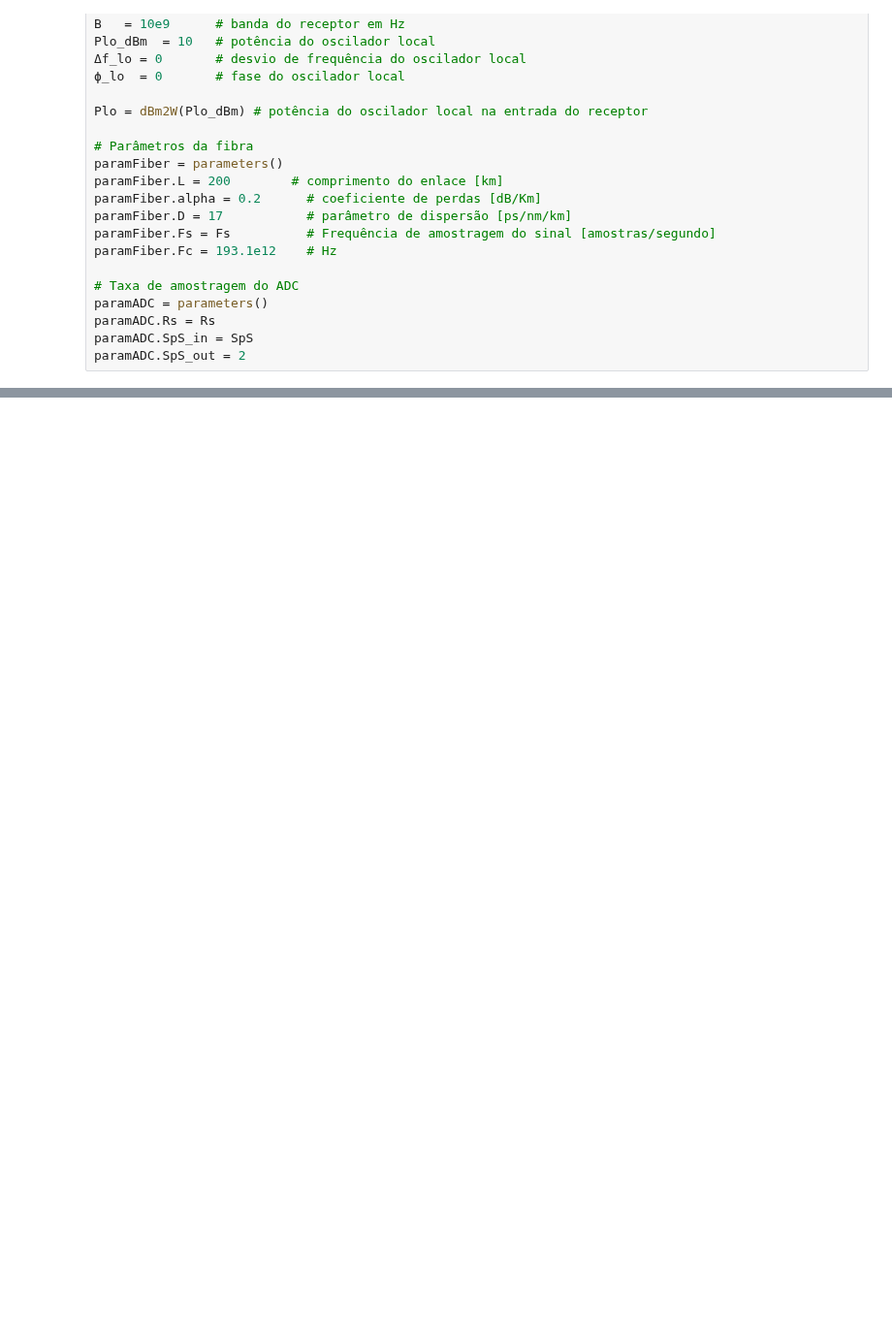
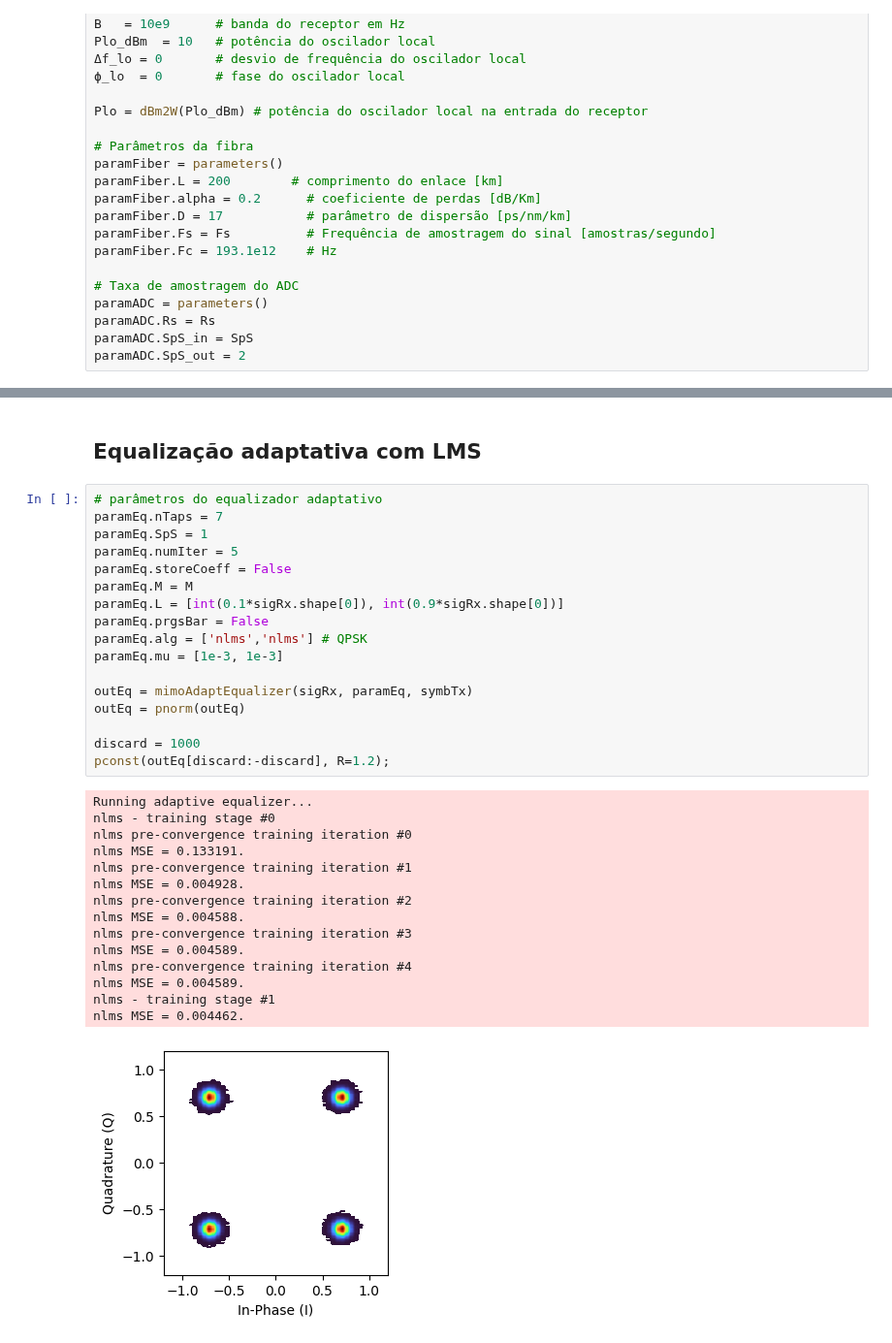
Before and after one commit to edsonportosilva/OpticalCommunications, a Jupyter notebook: jupyter notebooks/9. Equalização em sistemas ópticos coerentes.ipynb, the cells around one changed output, grey strips where cells are left out. Shown at 97% size. Saved outputs shown, nothing was run; the diff lists cells and outputs as text; blank space fills up the shorter version.

```diff
--- a/jupyter notebooks/9. Equalização em sistemas ópticos coerentes.ipynb
+++ b/jupyter notebooks/9. Equalização em sistemas ópticos coerentes.ipynb
@@ -205,0 +263,35 @@ pconst(sigRx, R=2);
+# %% [markdown]
+## Equalização adaptativa com LMS
+# %%
+# parâmetros do equalizador adaptativo
+paramEq.nTaps = 7
+paramEq.SpS = 1
+paramEq.numIter = 5
+paramEq.storeCoeff = False
+paramEq.M = M
+paramEq.L = [int(0.1*sigRx.shape[0]), int(0.9*sigRx.shape[0])]
+paramEq.prgsBar = False
+paramEq.alg = ['nlms','nlms'] # QPSK
+paramEq.mu = [1e-3, 1e-3]
+
+outEq = mimoAdaptEqualizer(sigRx, paramEq, symbTx)
+outEq = pnorm(outEq)
+
+discard = 1000
+pconst(outEq[discard:-discard], R=1.2);
+# %% [output]
+Running adaptive equalizer...
+nlms - training stage #0
+nlms pre-convergence training iteration #0
+nlms MSE = 0.133191.
+nlms pre-convergence training iteration #1
+nlms MSE = 0.004928.
+nlms pre-convergence training iteration #2
+nlms MSE = 0.004588.
+nlms pre-convergence training iteration #3
+nlms MSE = 0.004589.
+nlms pre-convergence training iteration #4
+nlms MSE = 0.004589.
+nlms - training stage #1
+nlms MSE = 0.004462.
+[figure, added]
```
Also changed, not shown: parts of 13 cells of this notebook.
